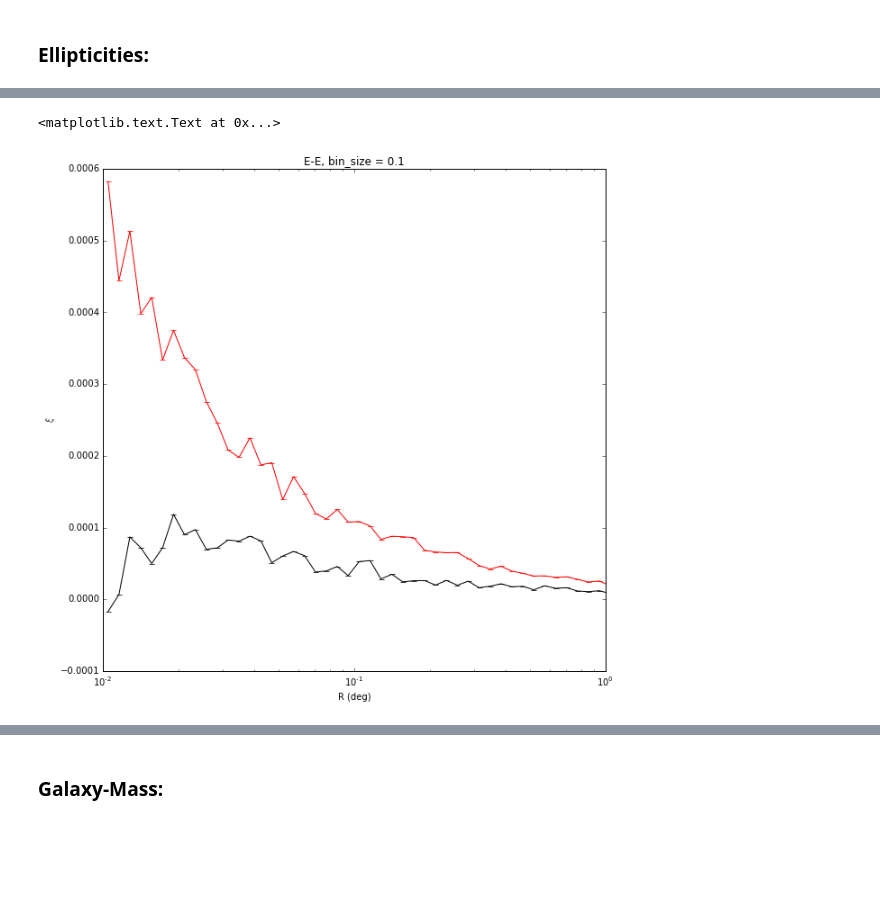
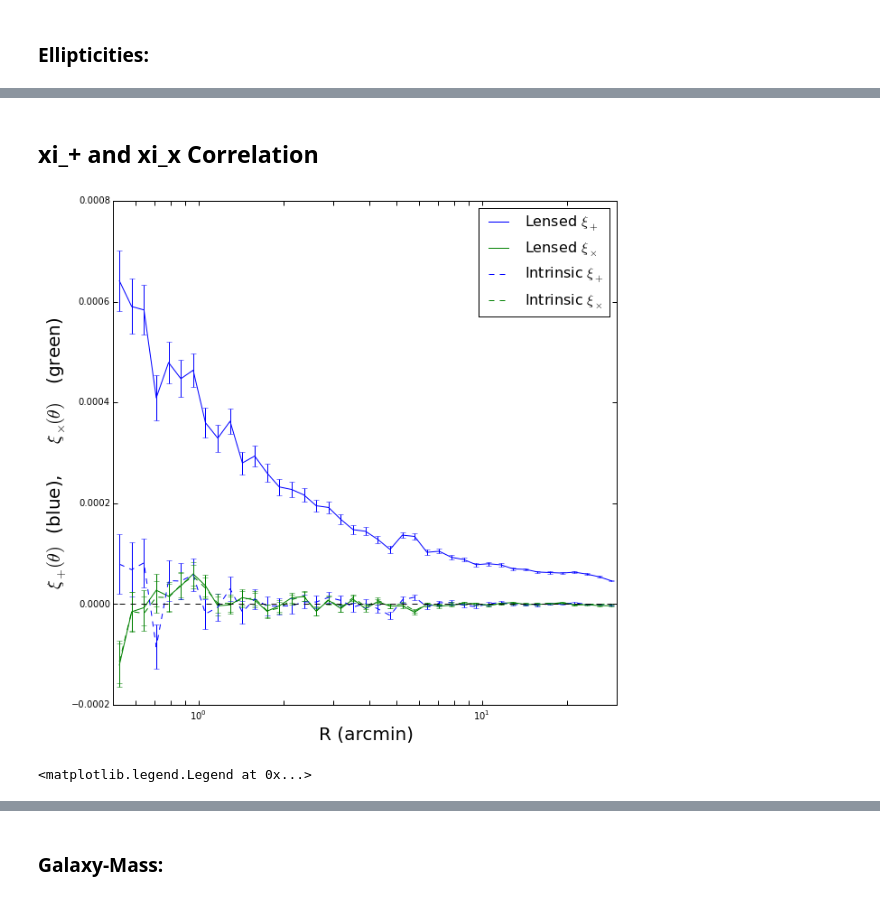
Before and after one commit to drphilmarshall/Pangloss, a Jupyter notebook: demos/CalculatingCorr.ipynb, the cells around one changed output, grey strips where cells are left out. Drawn from its saved outputs; the diff is of its cells as text; code cells hidden in the pictures; blank space fills up the shorter version.

```diff
--- a/demos/CalculatingCorr.ipynb
+++ b/demos/CalculatingCorr.ipynb
@@ -144,13 +51,0 @@ gg2.process(cat_lens)
-# %%
-# Big binsize, 0.01 to 1 deg
-plt.errorbar(np.exp(gg2.logr), gg2.xip, gg2.varxi, c='r')
-plt.errorbar(np.exp(gg2.logr), gg2.xim, gg2.varxi, c='k')
-plt.xscale('log')
-plt.ylabel(r'$\xi$')
-plt.xlabel('R (deg)')
-plt.gcf().set_size_inches(10,10)
-plt.gca().set_xlim(min_sep,max_sep)
-plt.title('E-E, bin_size = '+str(binsize))
-# %% [output]
-<matplotlib.text.Text at 0x...>
-[figure, removed]
@@ -160,7 +52,58 @@ g4 = galaxies['e2_int']
 # %%
-binsize=0.1
-min_sep = 0.01
-max_sep = 0.1
-cat_int = treecorr.Catalog(ra=ra, dec=dec, g1=galaxies['e1_int'], g2=galaxies['e2_int'], ra_units='deg', dec_units='deg')
-gg_int = treecorr.GGCorrelation(bin_size=binsize, min_sep=min_sep, max_sep=max_sep, sep_units='deg', bin_slop=0.05/binsize)
+binsize = 0.1
+min_sep = 0.5
+max_sep = 30
+
+#N = 30
+#binsize = np.log10(max_sep/min_sep)/N
+
+cat_int = treecorr.Catalog(ra=galaxies['RA'], dec=galaxies['Dec'], g1=galaxies['e1_int'], g2=galaxies['e2_int'], ra_units='rad', dec_units='rad')
+gg_int = treecorr.GGCorrelation(bin_size=binsize, min_sep=min_sep, max_sep=max_sep, sep_units='arcmin', bin_slop=0.05/binsize)
 gg_int.process(cat_int)
+
+cat = treecorr.Catalog(ra=galaxies['RA'], dec=galaxies['Dec'], g1=galaxies['e1'], g2=galaxies['e2'], ra_units='rad', dec_units='rad')
+gg = treecorr.GGCorrelation(bin_size=binsize, min_sep=min_sep, max_sep=max_sep, sep_units='arcmin', bin_slop=0.05/binsize)
+gg.process(cat)
+# %% [markdown]
+## xi_+ and xi_x Correlation
+# %%
+# Pres plot 1
+plt.errorbar(np.exp(gg.logr), gg.xip, np.sqrt(gg.varxi), c='b')
+plt.errorbar(np.exp(gg.logr), 0.5*(gg.xip_im+gg.xim_im), 0.5*np.sqrt(gg.varxi+gg.varxi), c='g')
+plt.errorbar(np.exp(gg_int.logr), gg_int.xip, np.sqrt(gg_int.varxi), c='b', linestyle='dashed')
+plt.errorbar(np.exp(gg_int.logr), 0.5*(gg_int.xip_im+gg_int.xim_im), 0.5*np.sqrt(gg_int.varxi+gg_int.varxi), c='g', linestyle='dashed')
+plt.plot([min(np.exp(gg.logr)),max(np.exp(gg.logr))],[0,0],c='k',linestyle='dashed')
+
+# Make axis ticks larger
+plt.gca().tick_params('both', length=5, width=1, which='major')
+plt.gca().tick_params('both', length=5, width=1, which='minor')
+
+# Plot settings
+plt.xscale('log')
+plt.ylabel(r'$\xi_+(\theta)\,\,$'+ '(blue), '+r'$\quad\xi_\times(\theta)\,\,$'+' (green)',fontsize=20)
+plt.xlabel('R (arcmin)',fontsize=20)
+plt.gcf().set_size_inches(10,10)
+plt.gca().set_xlim(min_sep,max_sep)
+plt.legend([r'Lensed $\xi_+$',r'Lensed $\xi_\times$',r'Intrinsic $\xi_+$',r'Intrinsic $\xi_\times$'],fontsize=16)
+
+# Set figure size
+plt.gcf().set_size_inches(10,10)
+# %% [output]
+[figure, added]
+# %%
+# Pres plot 2
+plt.errorbar(np.exp(gg.logr), 0.5*(gg.xip_im+gg.xim_im), 0.5*np.sqrt(gg.varxi+gg.varxi), c='g')
+plt.errorbar(np.exp(gg_int.logr), 0.5*(gg_int.xip_im+gg_int.xim_im), 0.5*np.sqrt(gg_int.varxi+gg_int.varxi), c='g', linestyle='dashed')
+plt.plot([min(np.exp(gg.logr)),max(np.exp(gg.logr))],[0,0],c='k',linestyle='dashed')
+plt.gca().tick_params('both', length=5, width=1, which='major')
+plt.gca().tick_params('both', length=5, width=1, which='minor')
+
+plt.xscale('log')
+plt.ylabel(r'$\quad\xi_\times(\theta)$',fontsize=20)
+plt.xlabel('R (arcmin)',fontsize=20)
+plt.gcf().set_size_inches(10,10)
+plt.gca().set_xlim(min_sep,max_sep)
+#plt.title('Ellipticity-Ellipticity, bin_size = '+str(binsize))
+plt.legend([r'Lensed $\xi_\times$',r'Intrinsic $\xi_\times$'],fontsize=16)
+# %% [output]
+<matplotlib.legend.Legend at 0x...>
```
Also changed, not shown: parts of 36 cells of this notebook.
